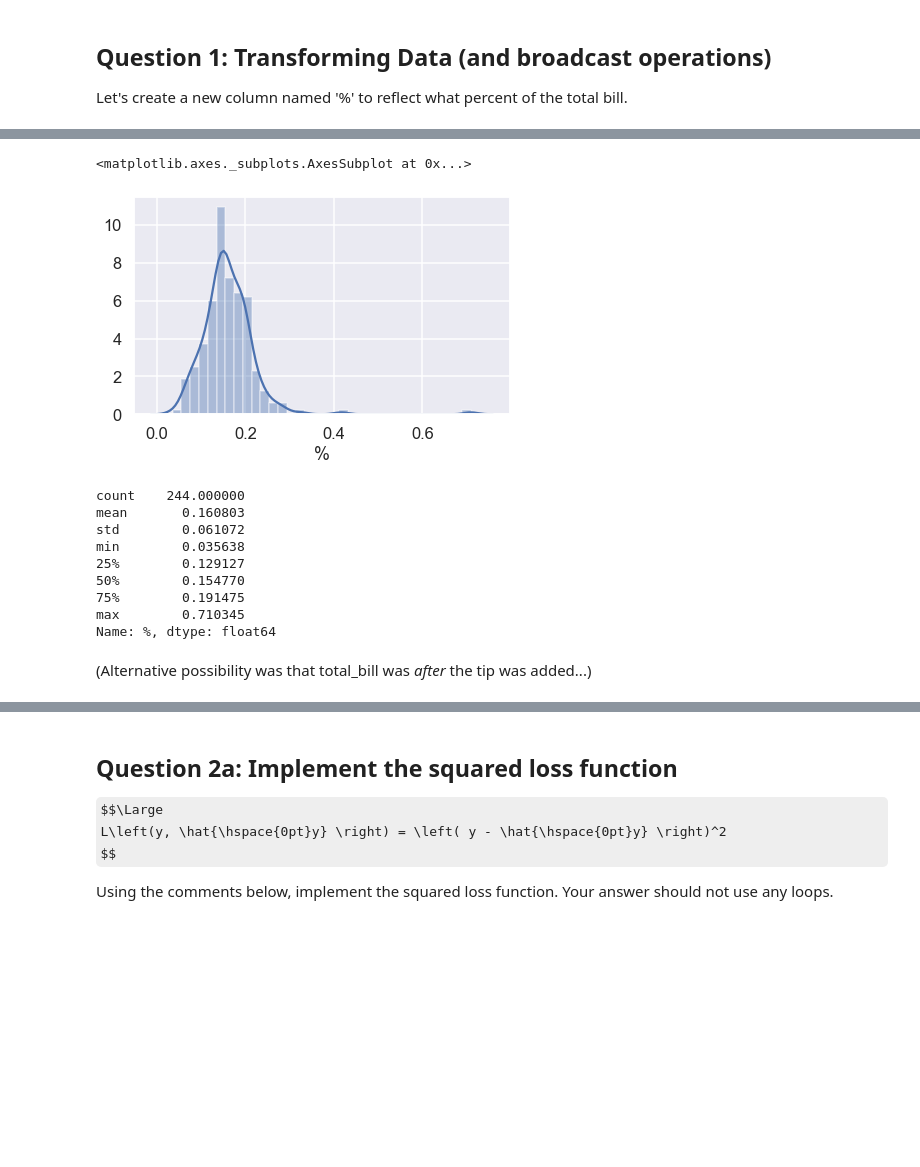
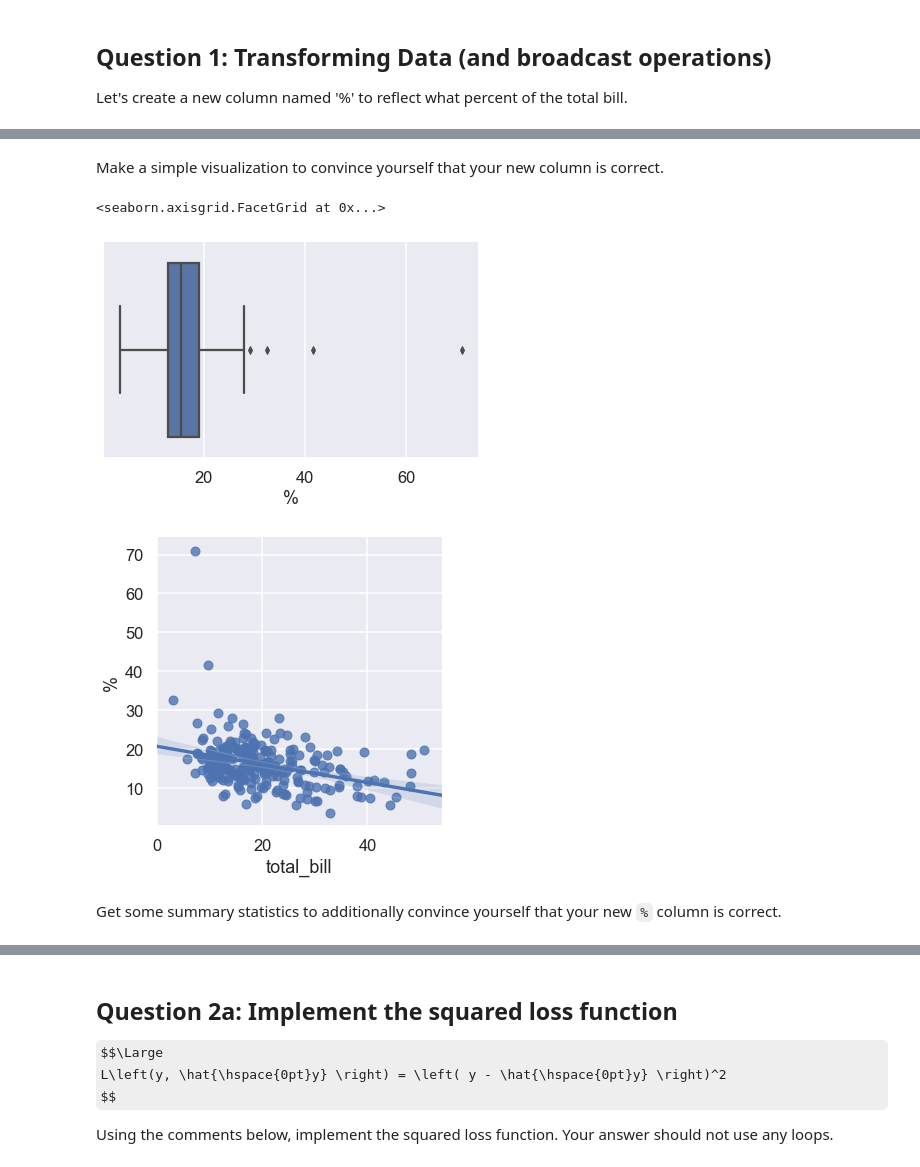
Before and after one commit to Calvin-Data-Science/data202, a Jupyter notebook: src/lab3_WIP.ipynb, the cells around one changed output, grey strips where cells are left out. Cells and saved outputs as stored; diff of their text form; code cells hidden in the pictures; some formulas as TeX source; blank space fills up the shorter version.

```diff
--- a/src/lab3_WIP.ipynb
+++ b/src/lab3_WIP.ipynb
@@ -42,4 +51,5 @@ Number of Records: 244
 ## Question 1: Transforming Data (and broadcast operations)
 Let's create a new column named '%' to reflect what percent of the total bill.
 # %%
-data['%'] = data['tip'] / data['total_bill']
+# your code here
+data['%'] = data['tip'] / data['total_bill'] * 100
@@ -48,19 +55,0 @@ Does the new column look correct?
-# %%
-sns.distplot(data['%'])
-# %% [output]
-<matplotlib.axes._subplots.AxesSubplot at 0x...>
-[figure, removed]
-# %%
-data['%'].describe()
-# %% [output]
-count    244.000000
-mean       0.160803
-std        0.061072
-min        0.035638
-25%        0.129127
-50%        0.154770
-75%        0.191475
-max        0.710345
-Name: %, dtype: float64
-# %% [markdown]
-(Alternative possibility was that total_bill was *after* the tip was added...)
@@ -66,0 +58,13 @@ Name: %, dtype: float64
+# %% [markdown]
+Make a simple visualization to convince yourself that your new column is correct.
+# %%
+# === BEGIN MARK SCHEME ===
+sns.boxplot(data['%'])
+sns.lmplot(x='total_bill', y='%', data=data)
+# === END MARK SCHEME ===
+# %% [output]
+<seaborn.axisgrid.FacetGrid at 0x...>
+[figure, added]
+[figure, added]
+# %% [markdown]
+Get some summary statistics to additionally convince yourself that your new `%` column is correct.
```
Also changed, not shown: parts of 44 cells of this notebook.
